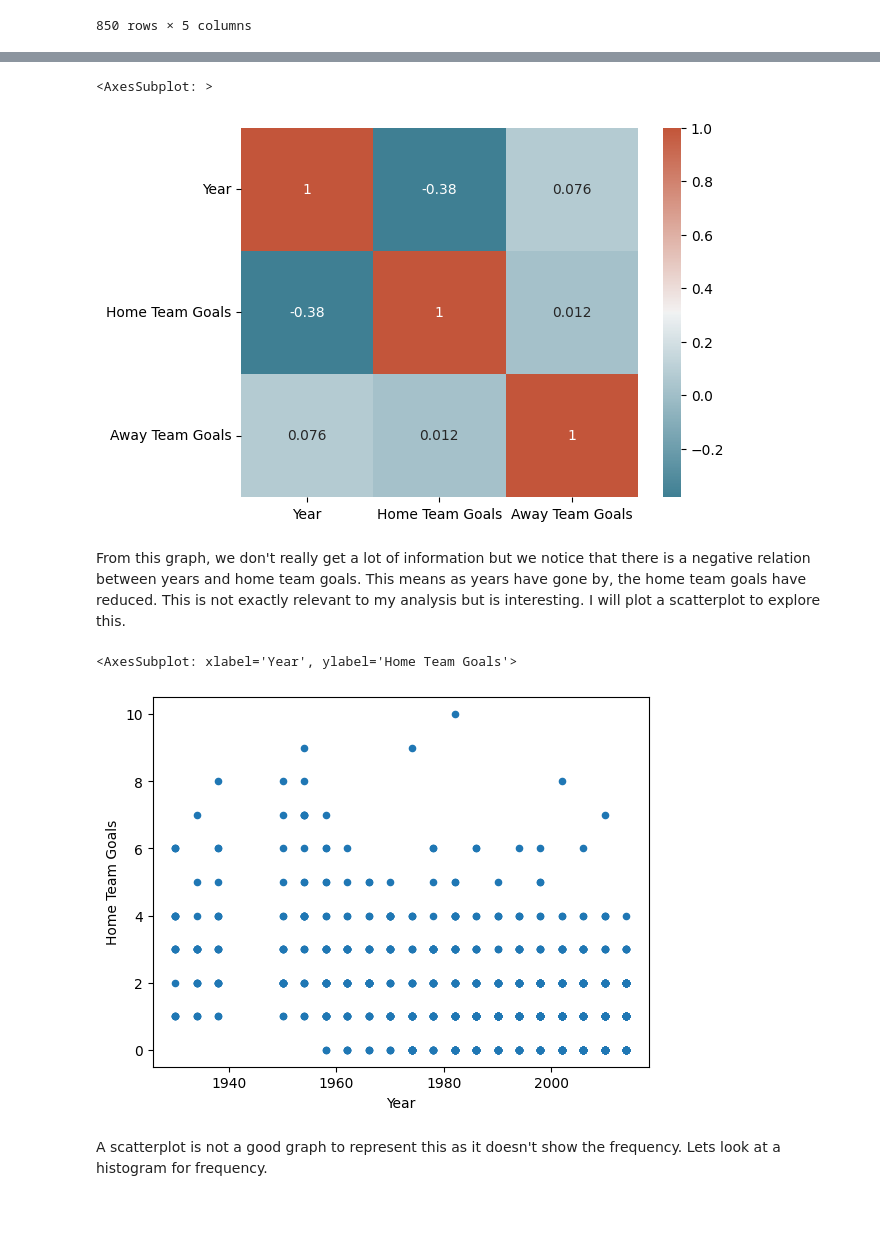
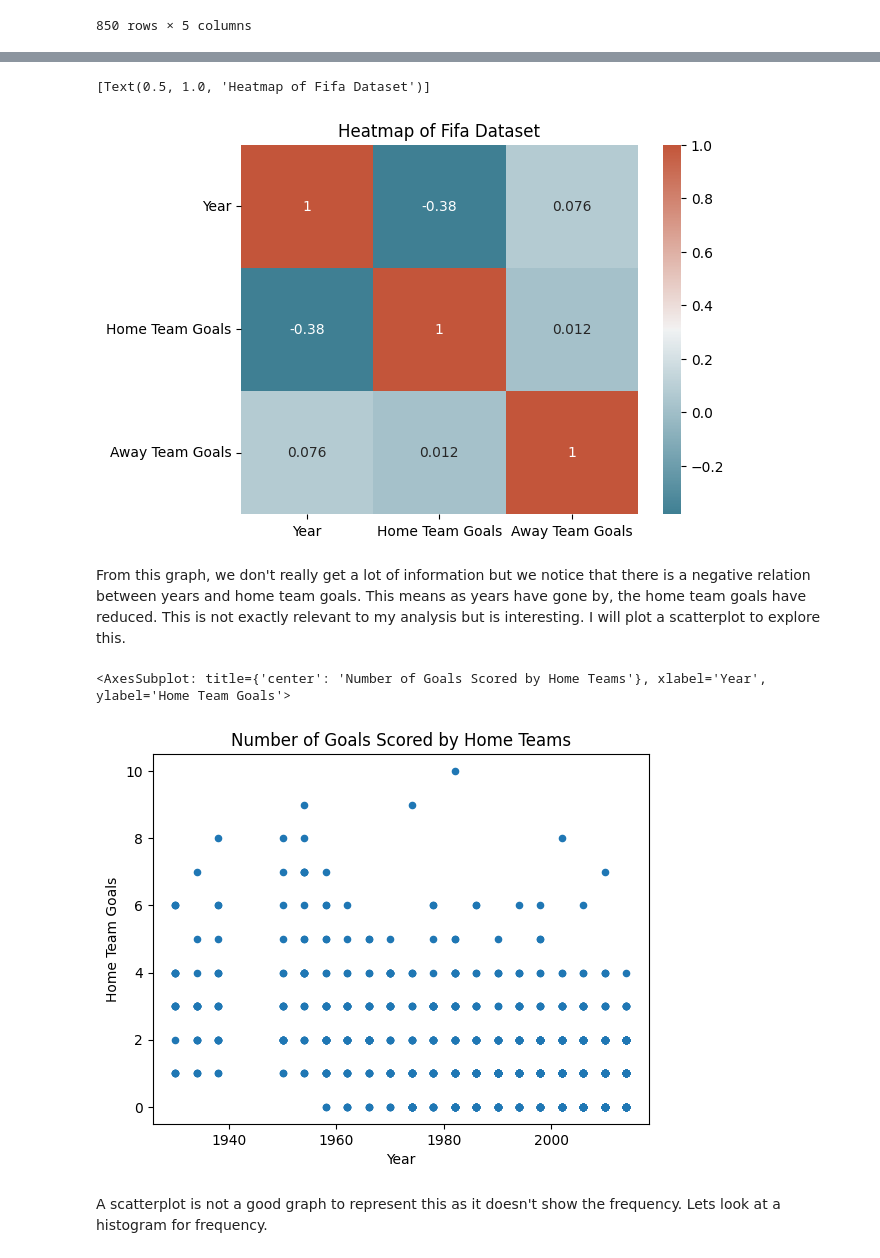
Before and after one commit to ubco-W2022T1-cosc301/project-group49, a Jupyter notebook: notebooks/analysis1.ipynb, the cells around one changed output, grey strips where cells are left out. Saved outputs shown, nothing was run; the diff lists cells and outputs as text; code cells hidden in the pictures; blank space fills up the shorter version.

```diff
--- a/notebooks/analysis1.ipynb
+++ b/notebooks/analysis1.ipynb
@@ -168,17 +168,17 @@ print(np.sort(away_teams))
 # %%
 # calculate correlation matrix
 corr = clean_data.corr()
-sns.heatmap(corr, xticklabels=corr.columns, yticklabels=corr.columns, annot=True, cmap=sns.diverging_palette(220, 20, as_cmap=True))
+sns.heatmap(corr, xticklabels=corr.columns, yticklabels=corr.columns, annot=True, cmap=sns.diverging_palette(220, 20, as_cmap=True)).set(title='Heatmap of Fifa Dataset')
 # %% [output]
-<AxesSubplot: >
+[Text(0.5, 1.0, 'Heatmap of Fifa Dataset')]
-[figure, old version]
+[figure, new version]
 # %% [markdown]
 From this graph, we don't really get a lot of information but we notice that there is a negative relation between years and home team goals. This means as years have gone by, the home team goals have reduced. This is not exactly relevant to my analysis but is interesting. I will plot a scatterplot to explore this.
 # %%
-clean_data.plot(kind='scatter', x='Year', y='Home Team Goals')
+clean_data.plot(kind='scatter', x='Year', y='Home Team Goals', title='Number of Goals Scored by Home Teams')
 # %% [output]
-<AxesSubplot: xlabel='Year', ylabel='Home Team Goals'>
+<AxesSubplot: title={'center': 'Number of Goals Scored by Home Teams'}, xlabel='Year', ylabel='Home Team Goals'>
-[figure, old version]
+[figure, new version]
 # %% [markdown]
 A scatterplot is not a good graph to represent this as it doesn't show the frequency. Lets look at a histogram for frequency.
 # %%
```
Also changed, not shown: parts of 3 cells of this notebook.
